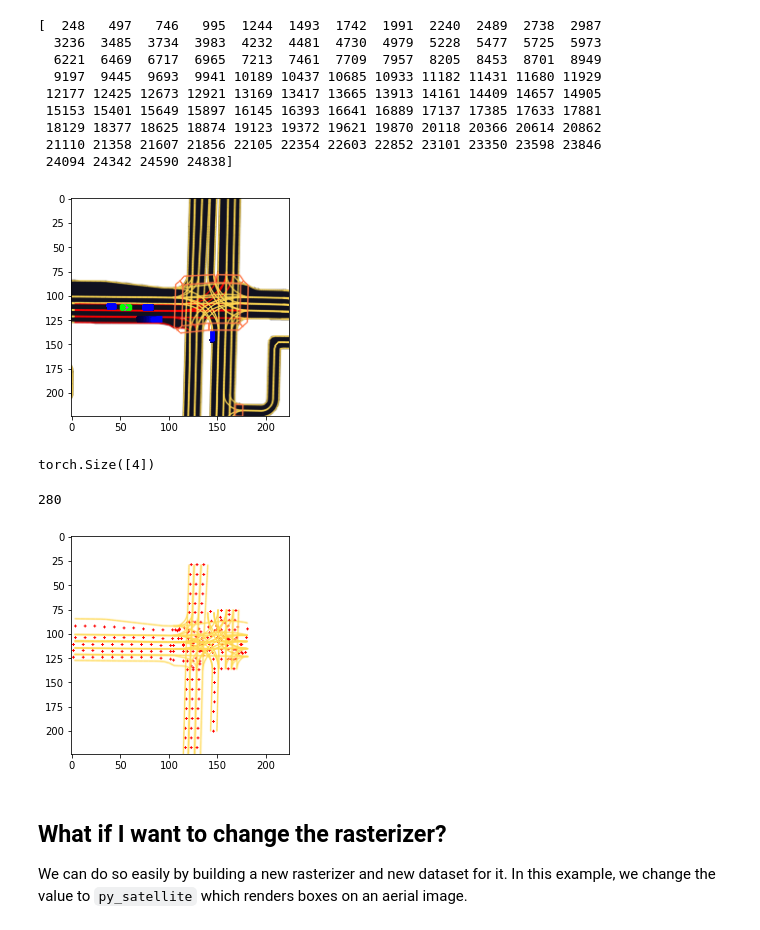
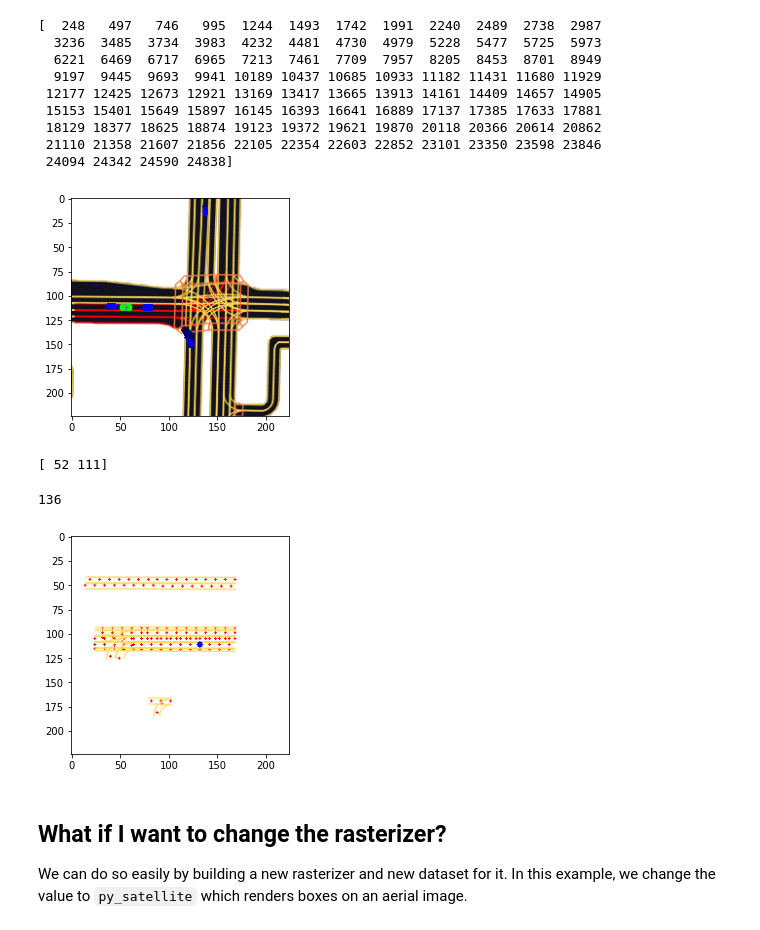
Before and after one commit to LiuHaolan/l5kit, a Jupyter notebook: viz_notebook/visualise_data.ipynb, the cells around one changed output. Saved outputs shown, nothing was run; the diff lists cells and outputs as text; code cells hidden in the pictures.

Commit message:
goal_tnt

```diff
--- a/viz_notebook/visualise_data.ipynb
+++ b/viz_notebook/visualise_data.ipynb
@@ -193,7 +193,7 @@ dataset = EgoDataset(cfg, zarr_dataset, rast)
 
 #print(len(dataset))
 
-data = dataset[1200]
+data = dataset[1400]
 
 #im = data["image"].transpose(1, 2, 0)
 im = data["image"].transpose(1,2,0)
@@ -239,7 +239,7 @@ plt.show()
 
 #print(np.round(sampled_positions_pixels,0))
 # %% [output]
-[figure, old version]
+[figure, new version]
 # %%
 #gt_goal_positions_pixels = transform_point((data["target_positions"][-1,:2]), data["raster_from_agent"])
 #print(gt_goal_positions_pixels)
@@ -254,9 +254,11 @@ a = torch.rand(64,500)
 b = torch.ones(64, dtype=torch.long)
 
 loss = nn.NLLLoss(reduction='none')(a,b)[:4]
-print(loss.shape)
+#print(loss.shape)
+
+print(data["goal_list"][data["goal_gt"]])
 # %% [output]
-torch.Size([4])
+[ 52 111]
 # %%
 # rerendering the semantic map in the image space
 
@@ -271,7 +273,7 @@ from typing import Dict, List, Optional
 
 img = 255 * np.ones(shape=(rast.raster_size[1], rast.raster_size[0], 3), dtype=np.uint8)
 
-#data = dataset[1680]
+data = dataset[200]
 
 
 raster_from_world = data["raster_from_world"]
@@ -377,36 +379,38 @@ for idx, lane_idx in enumerate(lane_indices):
 
     # if the distance is bigger than TARGET_THRESHOLD
     for p in xyz_center:
         centerline_area.append(p)
 
 print(len(centerline_area))
 
 # reserve 200 points?
 
 for k in centerline_area:
 #        print(j)
         xy_points = (transform_point(k, raster_from_world))
 #        print(xy_points)
         cv2.circle(img, (int(xy_points[0]),int(xy_points[1])), radius=1, color=(255, 0, 0), thickness=-1)
 
 if len(lanes_area):
     lanes_area = cv2_subpixel(transform_points(lanes_area.reshape((-1, 2)), raster_from_world))
 
 #    for lane_area in lanes_area.reshape((-1, INTERPOLATION_POINTS * 2, 2)):
         # need to for-loop otherwise some of them are empty
 #        cv2.fillPoly(img, [lane_area], COLORS[RasterEls.ROAD.name], **CV2_SUB_VALUES)
 
     lanes_area = lanes_area.reshape((-1, INTERPOLATION_POINTS, 2))
     for name, mask in lanes_mask.items():  # draw each type of lane with its own color
         cv2.polylines(img, lanes_area[mask], False, COLORS[name], **CV2_SUB_VALUES)
 
-
+xy_points = (data["goal_list"][data["goal_gt"]])
+#        print(xy_points)
+cv2.circle(img, (int(xy_points[0]),int(xy_points[1])), radius=3, color=(0, 0, 255), thickness=-1)
 
 plt.imshow(img)
 plt.show()
 # %% [output]
-280
+136
-[figure, old version]
+[figure, new version]
 # %%
 # validation code
 import cv2
```
Also changed, not shown: 17 other files.
